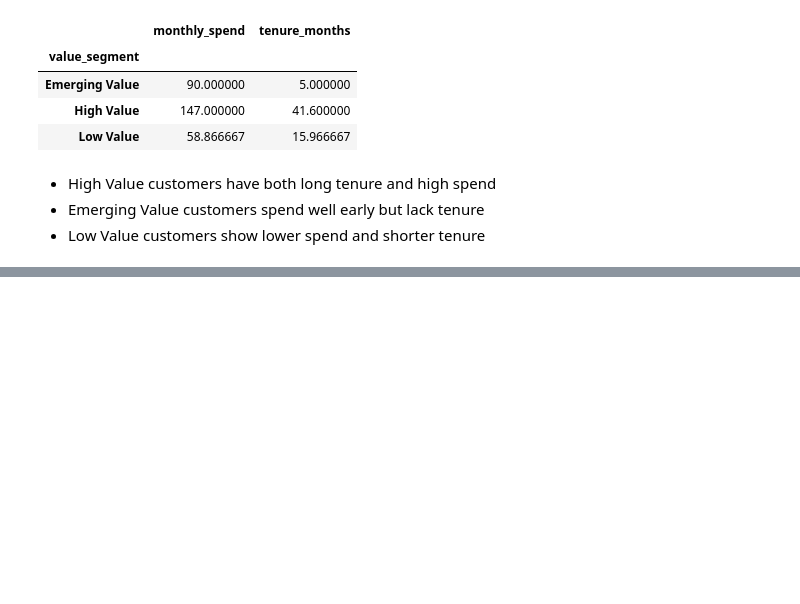
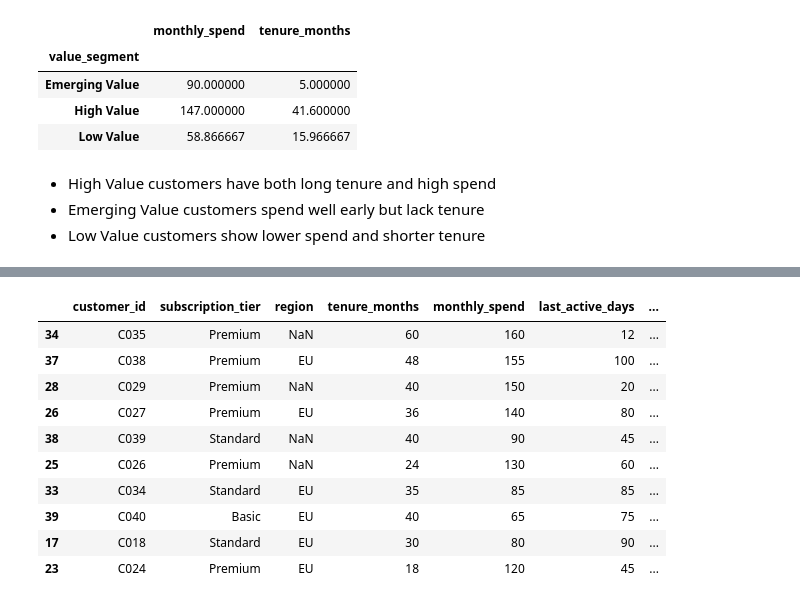
Before and after one commit to jae-notes/customer-behavior-analysis, a Jupyter notebook: analysis/01_initial_exploration.ipynb, the cells around one changed output, grey strips where cells are left out. Cells and saved outputs as stored; diff of their text form; code cells hidden in the pictures; blank space fills up the shorter version.

```diff
--- a/analysis/01_initial_exploration.ipynb
+++ b/analysis/01_initial_exploration.ipynb
@@ -306,0 +352,15 @@ df.groupby("value_segment")[["monthly_spend", "tenure_months"]].mean()
+# %%
+df_sorted = df.sort_values("customer_value", ascending=False)
+df_sorted.head(10)
+# %% [output]
+|  | customer_id | subscription_tier | region | tenure_months | monthly_spend | last_active_days | ... |
+| 34 | C035 | Premium | NaN | 60 | 160 | 12 | ... |
+| 37 | C038 | Premium | EU | 48 | 155 | 100 | ... |
+| 28 | C029 | Premium | NaN | 40 | 150 | 20 | ... |
+| 26 | C027 | Premium | EU | 36 | 140 | 80 | ... |
+| 38 | C039 | Standard | NaN | 40 | 90 | 45 | ... |
+| 25 | C026 | Premium | NaN | 24 | 130 | 60 | ... |
+| 33 | C034 | Standard | EU | 35 | 85 | 85 | ... |
+| 39 | C040 | Basic | EU | 40 | 65 | 75 | ... |
+| 17 | C018 | Standard | EU | 30 | 80 | 90 | ... |
+| 23 | C024 | Premium | EU | 18 | 120 | 45 | ... |
```
Also changed, not shown: parts of 9 cells of this notebook.
